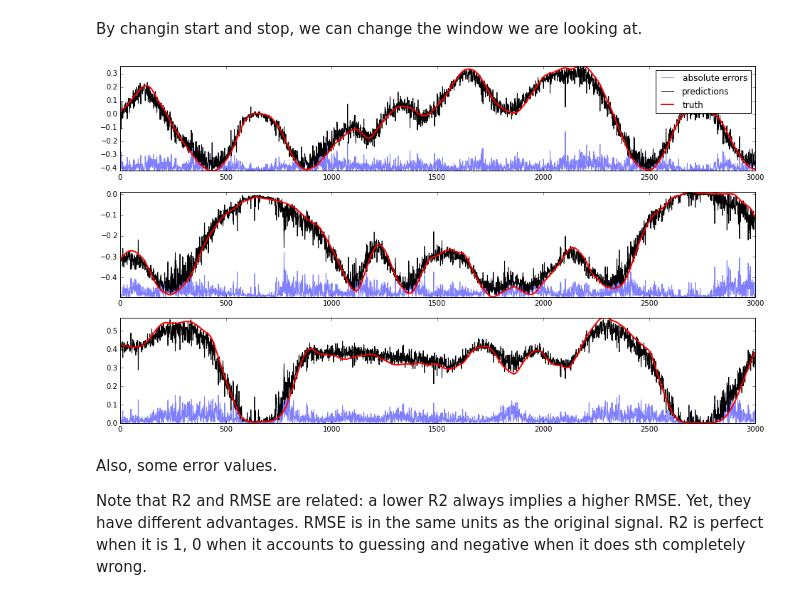
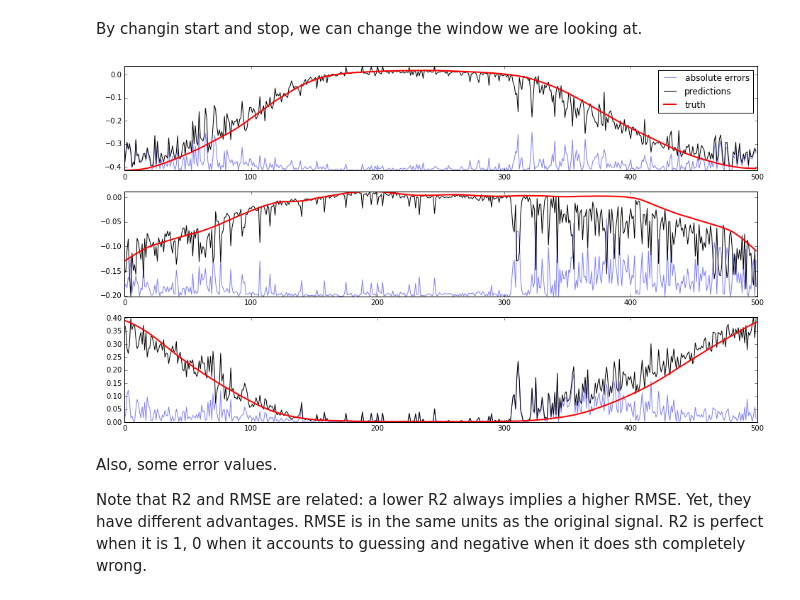
Before and after one commit to PaddyK/biosi, a Jupyter notebook: notebooks/Static prediction.ipynb, the cells around one changed output. Saved outputs shown, nothing was run; the diff lists cells and outputs as text; code cells hidden in the pictures.

```diff
--- a/notebooks/Static prediction.ipynb
+++ b/notebooks/Static prediction.ipynb
@@ -28,8 +29,8 @@ from sklearn import ensemble, metrics
 Load data
 ---
 # %%
-devl_fn = '/Users/bayerj/tmp/emg-jjm/data/subject1/dataset-20140630-1325-FM-1.pkl'
-test_fn = '/Users/bayerj/tmp/emg-jjm/data/subject1/dataset-20140630-1329-FM-2.pkl'
+devl_fn = '../data/subject1/dataset-20140630-1325-FM-1.pkl'
+test_fn = '../data/subject1/dataset-20140630-1329-FM-2.pkl'
 
 devl_emg, devl_pos = data.jjmdata_from_file(devl_fn)
 test_emg, test_pos = data.jjmdata_from_file(test_fn)
@@ -62,10 +107,10 @@ TY = m.predict(TX)
 # %% [markdown]
 By changin start and stop, we can change the window we are looking at.
 # %%
-start, stop = 2000, 5000
+start, stop = 4500, 5000
 display.predict_report(X[start:stop], Y[start:stop], Z[start:stop])
 # %% [output]
-[figure, old version]
+[figure, new version]
 # %% [markdown]
 Also, some error values.
 
```
Also changed, not shown: parts of 3 cells of this notebook, 2 other files.
